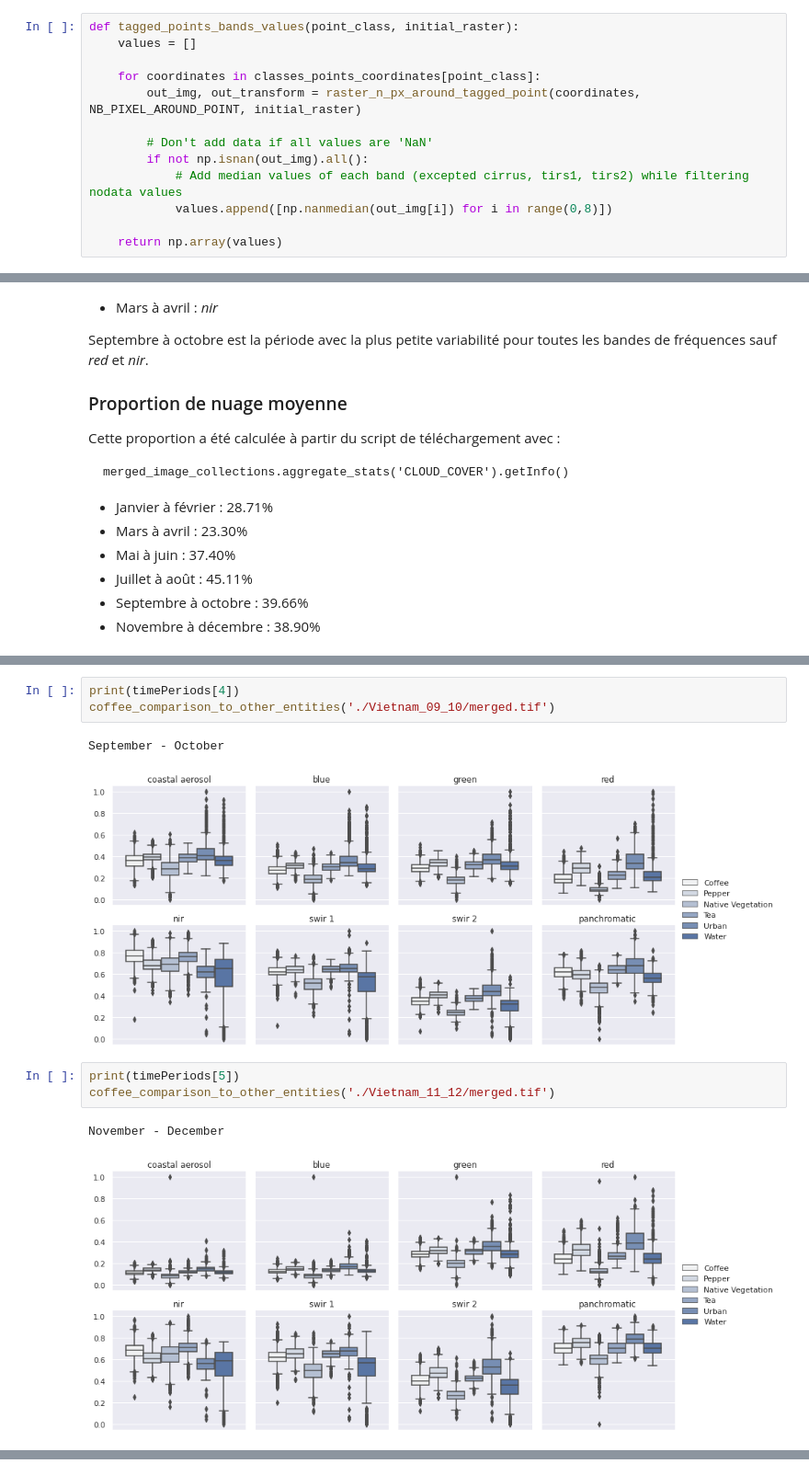
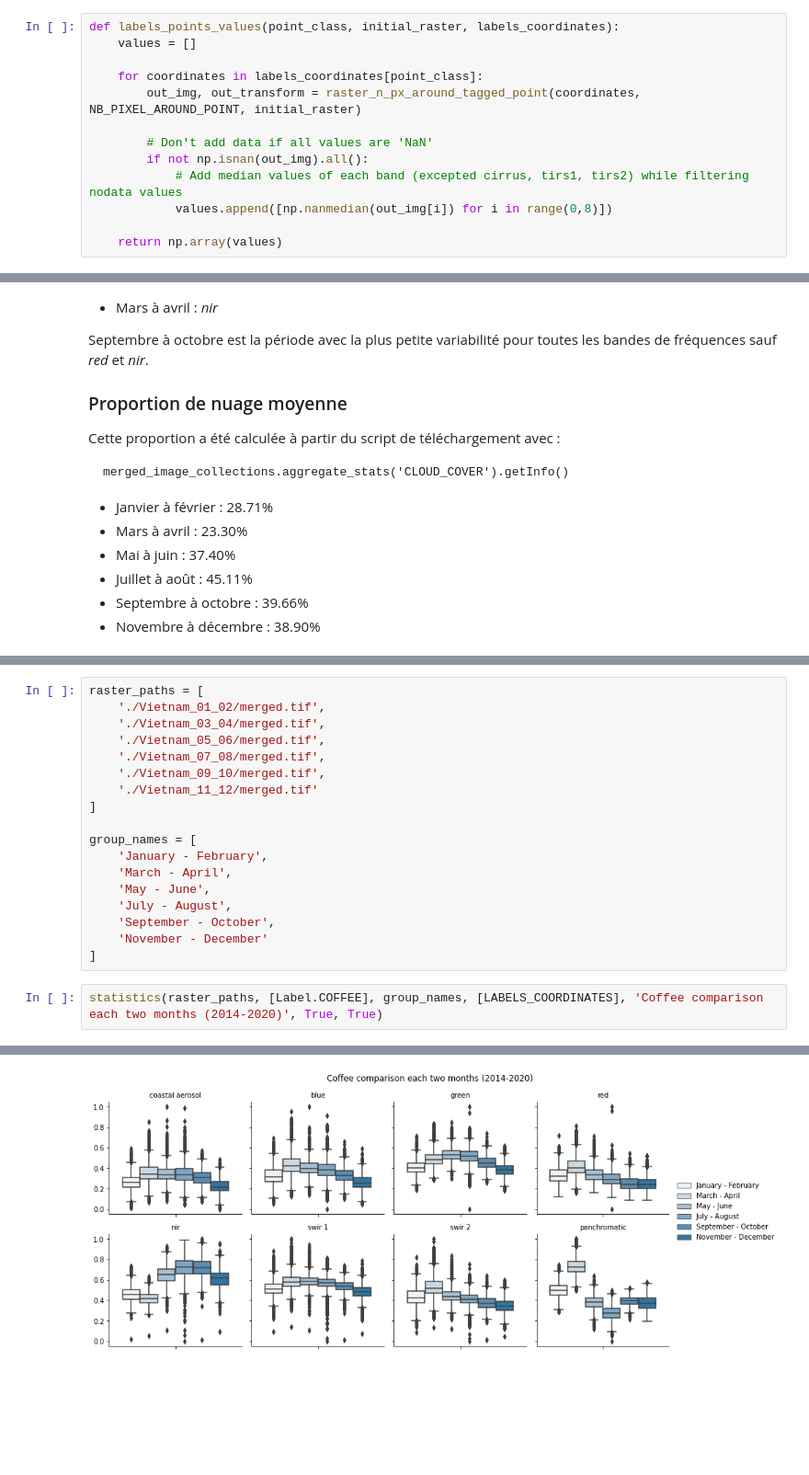
Before and after one commit to SimWalther/vietnam_coffee_detection, a Jupyter notebook: bandsVariability.ipynb, the cells around one changed output, grey strips where cells are left out. Shown at 92% size. Cells and saved outputs as stored; diff of their text form; blank space fills up the shorter version.

```diff
--- a/bandsVariability.ipynb
+++ b/bandsVariability.ipynb
@@ -101,10 +108,10 @@ def raster_n_px_around_tagged_point(coordinates, nb_pixel_around, initial_raster
 # %%
 NB_PIXEL_AROUND_POINT = 4
 # %%
-def tagged_points_bands_values(point_class, initial_raster):
+def labels_points_values(point_class, initial_raster, labels_coordinates):
     values = []
 
-    for coordinates in classes_points_coordinates[point_class]:
+    for coordinates in labels_coordinates[point_class]:
         out_img, out_transform = raster_n_px_around_tagged_point(coordinates, NB_PIXEL_AROUND_POINT, initial_raster)
 
         # Don't add data if all values are 'NaN'
@@ -457,12 +411,21 @@ July - August
-# %%
-print(timePeriods[4])
-coffee_comparison_to_other_entities('./Vietnam_09_10/merged.tif')
-# %% [output]
-September - October
-[figure, removed]
-# %%
-print(timePeriods[5])
-coffee_comparison_to_other_entities('./Vietnam_11_12/merged.tif')
-# %% [output]
-November - December
-[figure, removed]
+# %%
+raster_paths = [
+    './Vietnam_01_02/merged.tif',
+    './Vietnam_03_04/merged.tif',
+    './Vietnam_05_06/merged.tif',
+    './Vietnam_07_08/merged.tif',
+    './Vietnam_09_10/merged.tif',
+    './Vietnam_11_12/merged.tif'
+]
+
+group_names = [
+    'January - February',
+    'March - April',
+    'May - June',
+    'July - August',
+    'September - October',
+    'November - December'
+]
+# %%
+statistics(raster_paths, [Label.COFFEE], group_names, [LABELS_COORDINATES], 'Coffee comparison each two months (2014-2020)', True, True)
+# %% [output]
@@ -468,0 +449 @@ November - December
+[figure, added]
```
Also changed, not shown: parts of 45 cells of this notebook, 4 other files.
